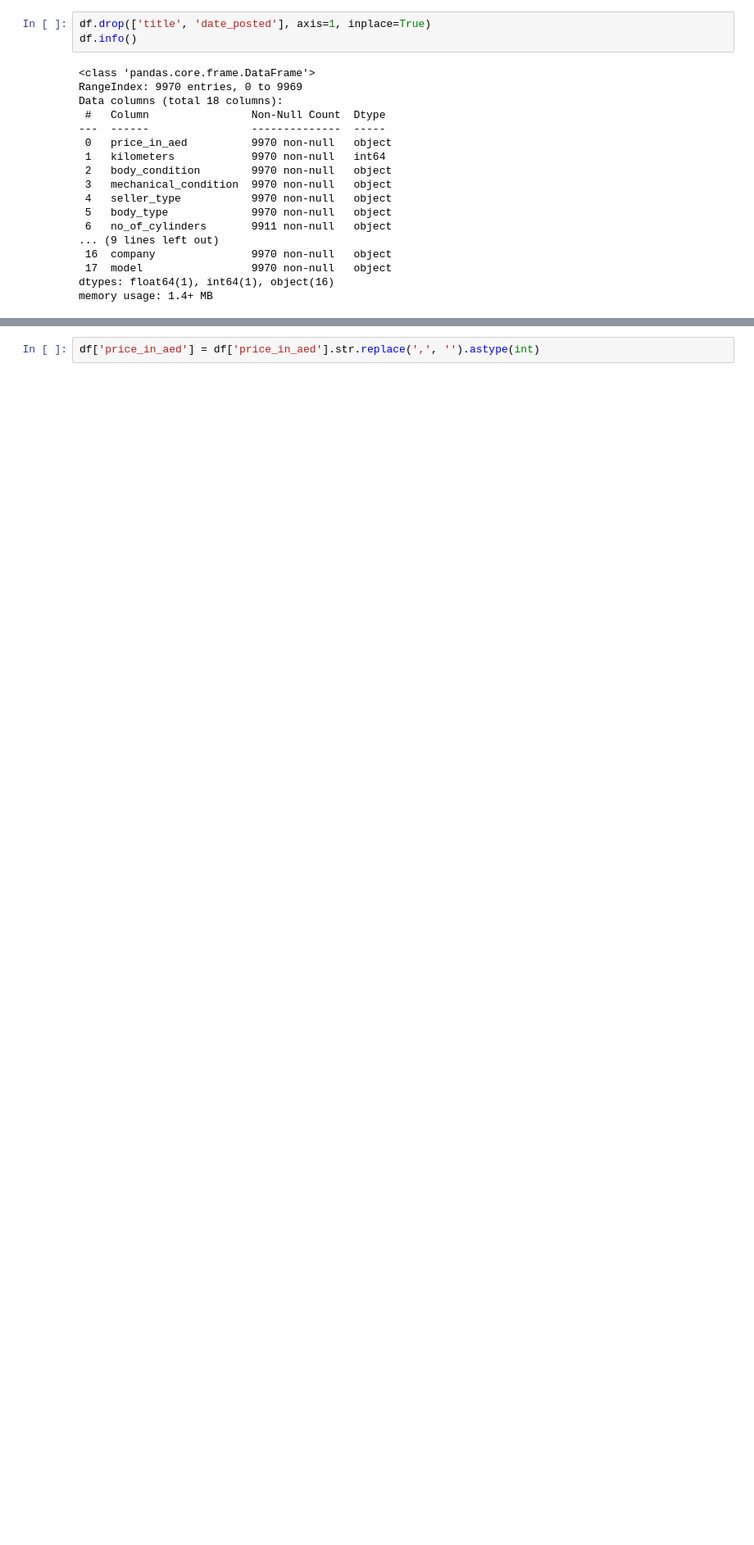
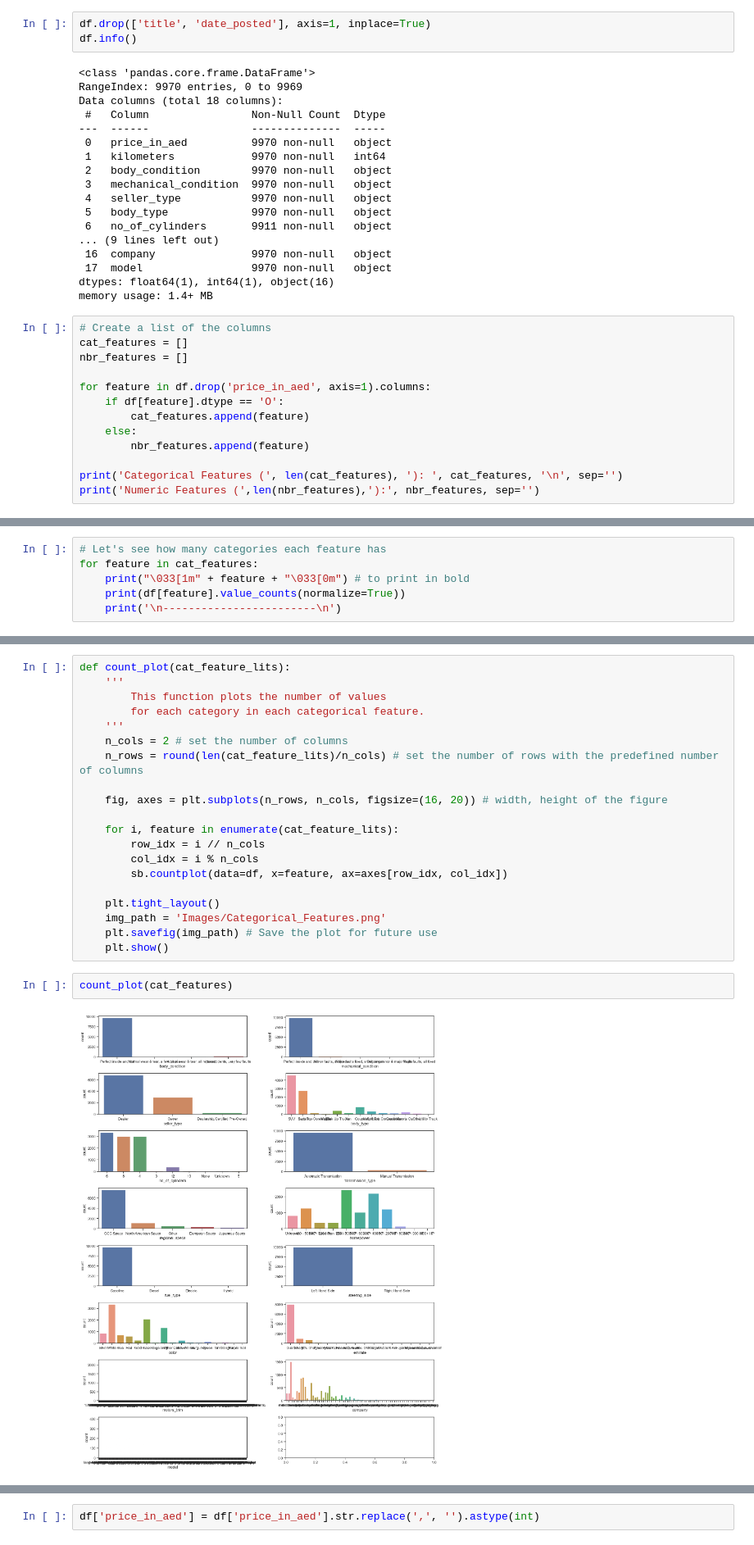
Before and after one commit to muscak/Dubizzle-Used-Car-Sale-Price-Prediction, a Jupyter notebook: Dubizzle-Used-Car-Sale-Price-Prediction.ipynb, the cells around one changed output, grey strips where cells are left out. Shown at 82% size. Drawn from its saved outputs; the diff is of its cells as text; blank space fills up the shorter version.

```diff
--- a/Dubizzle-Used-Car-Sale-Price-Prediction.ipynb
+++ b/Dubizzle-Used-Car-Sale-Price-Prediction.ipynb
@@ -144,3 +144,16 @@ Data columns (total 18 columns):
  17  model                 9970 non-null   object
 dtypes: float64(1), int64(1), object(16)
 memory usage: 1.4+ MB
+# %%
+# Create a list of the columns
+cat_features = []
+nbr_features = []
+
+for feature in df.drop('price_in_aed', axis=1).columns:
+    if df[feature].dtype == 'O':
+        cat_features.append(feature)
+    else:
+        nbr_features.append(feature)
+
+print('Categorical Features (', len(cat_features), '): ', cat_features, '\n', sep='')
+print('Numeric Features (',len(nbr_features),'):', nbr_features, sep='')
@@ -146,0 +166,6 @@ memory usage: 1.4+ MB
+# %%
+# Let's see how many categories each feature has
+for feature in cat_features:
+    print("\033[1m" + feature + "\033[0m") # to print in bold
+    print(df[feature].value_counts(normalize=True))
+    print('\n------------------------\n')
@@ -146,0 +190,24 @@ memory usage: 1.4+ MB
+# %%
+def count_plot(cat_feature_lits):
+    '''
+        This function plots the number of values
+        for each category in each categorical feature.
+    '''
+    n_cols = 2 # set the number of columns
+    n_rows = round(len(cat_feature_lits)/n_cols) # set the number of rows with the predefined number of columns
+
+    fig, axes = plt.subplots(n_rows, n_cols, figsize=(16, 20)) # width, height of the figure
+
+    for i, feature in enumerate(cat_feature_lits):
+        row_idx = i // n_cols
+        col_idx = i % n_cols
+        sb.countplot(data=df, x=feature, ax=axes[row_idx, col_idx])
+
+    plt.tight_layout()
+    img_path = 'Images/Categorical_Features.png'
+    plt.savefig(img_path) # Save the plot for future use
+    plt.show()
+# %%
+count_plot(cat_features)
+# %% [output]
+[figure, added]
```
Also changed, not shown: parts of 17 cells of this notebook, 6 other files.
